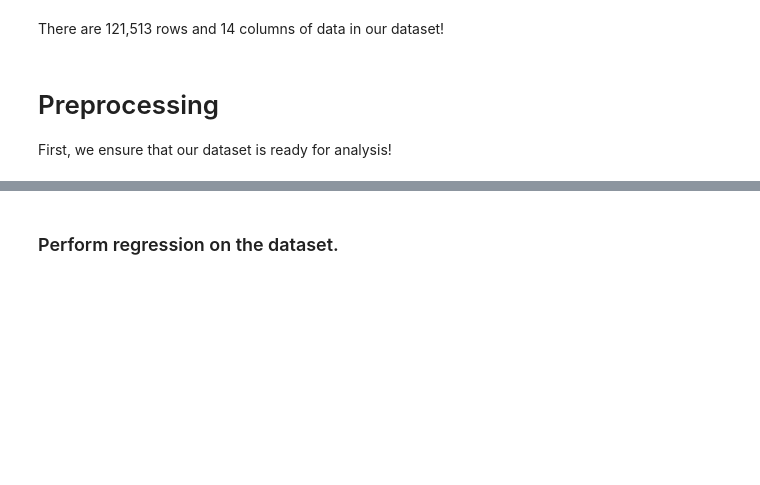
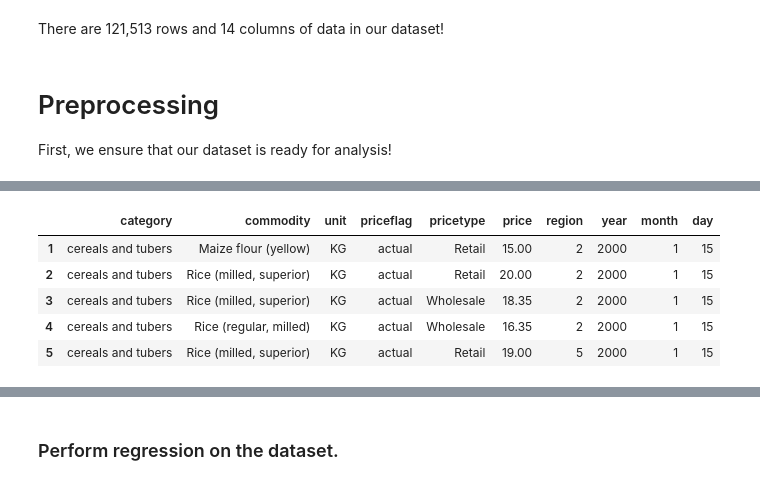
Before and after one commit to NeoGregorio/commodity-predict, a Jupyter notebook: prediction-model.ipynb, the cells around one changed output, grey strips where cells are left out. Cells and saved outputs as stored; diff of their text form; code cells hidden in the pictures; blank space fills up the shorter version.

```diff
--- a/prediction-model.ipynb
+++ b/prediction-model.ipynb
@@ -81,0 +141,20 @@ KeyError: "['admin2', 'market', 'latitude', 'longitude', 'currency', 'usdprice']
+# %%
+# @title Process date into own columns (year, month, day)
+data['date'] = pd.to_datetime(data['date'])
+
+# Distribute into own columns
+data['year'] = data['date'].dt.year
+data['month'] = data['date'].dt.month
+data['day'] = data['date'].dt.day
+
+# Drop raw date
+data.drop('date', axis=1, inplace=True)
+
+data.head()
+# %% [output]
+|  | category | commodity | unit | priceflag | pricetype | price | region | year | month | day |
+| 1 | cereals and tubers | Maize flour (yellow) | KG | actual | Retail | 15.00 | 2 | 2000 | 1 | 15 |
+| 2 | cereals and tubers | Rice (milled, superior) | KG | actual | Retail | 20.00 | 2 | 2000 | 1 | 15 |
+| 3 | cereals and tubers | Rice (milled, superior) | KG | actual | Wholesale | 18.35 | 2 | 2000 | 1 | 15 |
+| 4 | cereals and tubers | Rice (regular, milled) | KG | actual | Wholesale | 16.35 | 2 | 2000 | 1 | 15 |
+| 5 | cereals and tubers | Rice (milled, superior) | KG | actual | Retail | 19.00 | 5 | 2000 | 1 | 15 |
```
Also changed, not shown: parts of 23 cells of this notebook.
